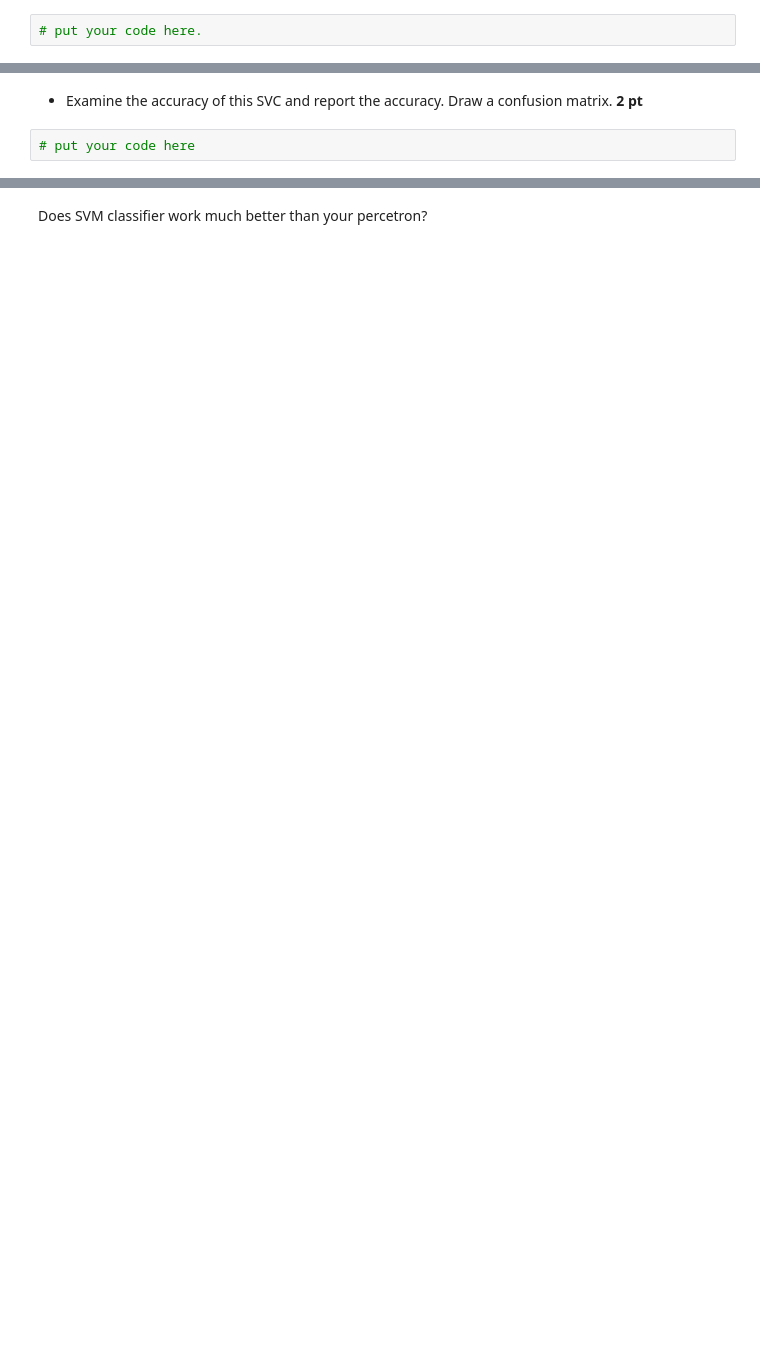
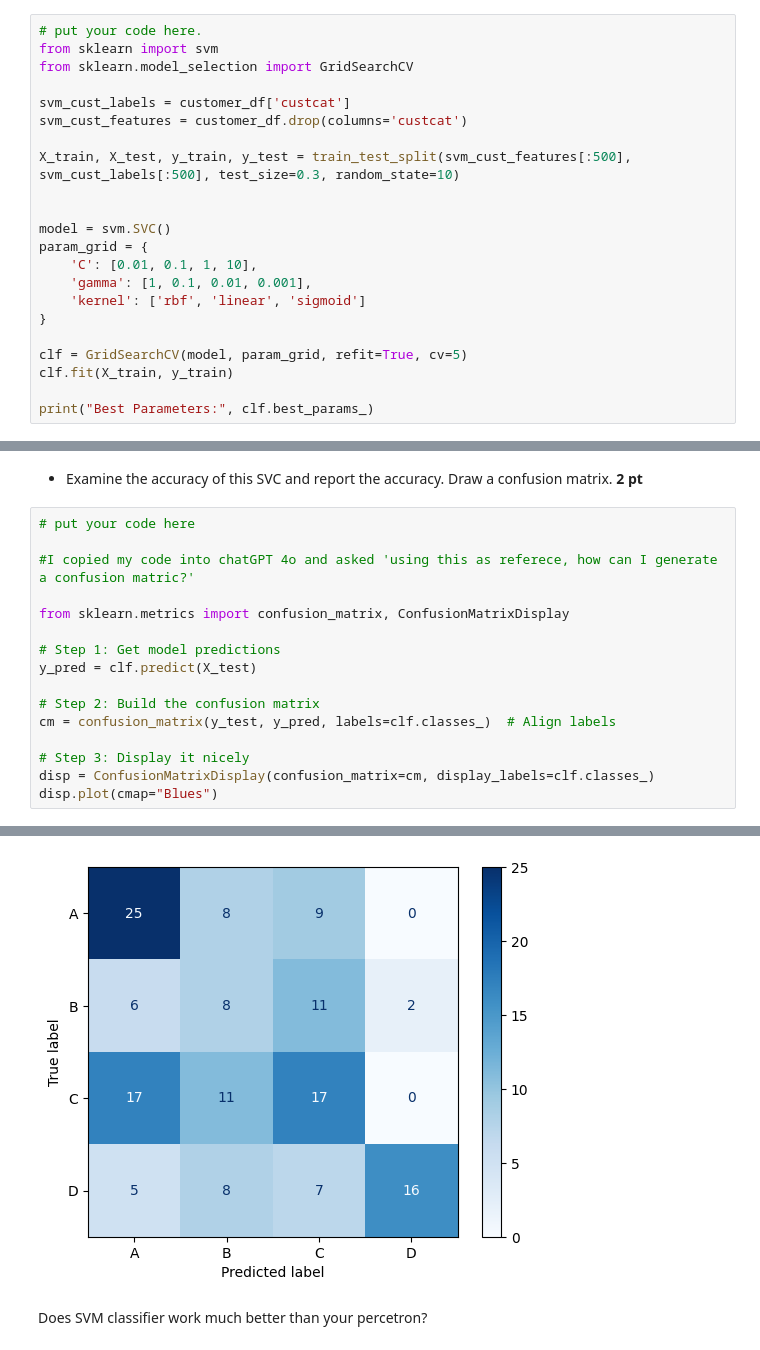
Before and after one commit to RyanGroneck/CMSE202-f25-turnin, a Jupyter notebook: hw-04/HW-04_Perceptron_SVM_STUDENT.ipynb, the cells around one changed output, grey strips where cells are left out. Drawn from its saved outputs; the diff is of its cells as text; blank space fills up the shorter version.

```diff
--- a/hw-04/HW-04_Perceptron_SVM_STUDENT.ipynb
+++ b/hw-04/HW-04_Perceptron_SVM_STUDENT.ipynb
@@ -527,3 +527,23 @@ Let's re-use the customer category data. There are five caterogies with multiple
 * Complete GridSearch to extract best parameters gets **5 pt**.
 # %%
 # put your code here.
+from sklearn import svm
+from sklearn.model_selection import GridSearchCV
+
+svm_cust_labels = customer_df['custcat']
+svm_cust_features = customer_df.drop(columns='custcat')
+
+X_train, X_test, y_train, y_test = train_test_split(svm_cust_features[:500], svm_cust_labels[:500], test_size=0.3, random_state=10)
+
+
+model = svm.SVC()
+param_grid = {
+    'C': [0.01, 0.1, 1, 10],
+    'gamma': [1, 0.1, 0.01, 0.001],
+    'kernel': ['rbf', 'linear', 'sigmoid']
+}
+
+clf = GridSearchCV(model, param_grid, refit=True, cv=5)
+clf.fit(X_train, y_train)
+
+print("Best Parameters:", clf.best_params_)
@@ -531,3 +558,18 @@ Let's re-use the customer category data. There are five caterogies with multiple
 * Examine the accuracy of this SVC and report the accuracy. Draw a confusion matrix. **2 pt**
 # %%
 # put your code here
+
+#I copied my code into chatGPT 4o and asked 'using this as referece, how can I generate a confusion matric?'
+
+from sklearn.metrics import confusion_matrix, ConfusionMatrixDisplay
+
+# Step 1: Get model predictions
+y_pred = clf.predict(X_test)
+
+# Step 2: Build the confusion matrix
+cm = confusion_matrix(y_test, y_pred, labels=clf.classes_)  # Align labels
+
+# Step 3: Display it nicely
+disp = ConfusionMatrixDisplay(confusion_matrix=cm, display_labels=clf.classes_)
+disp.plot(cmap="Blues")
+# %% [output]
@@ -534,3 +577,4 @@ Let's re-use the customer category data. There are five caterogies with multiple
+[figure, added]
 # %% [markdown]
 Does SVM classifier work much better than your percetron?
 # %% [markdown]
```
Also changed, not shown: parts of 4 cells of this notebook.
